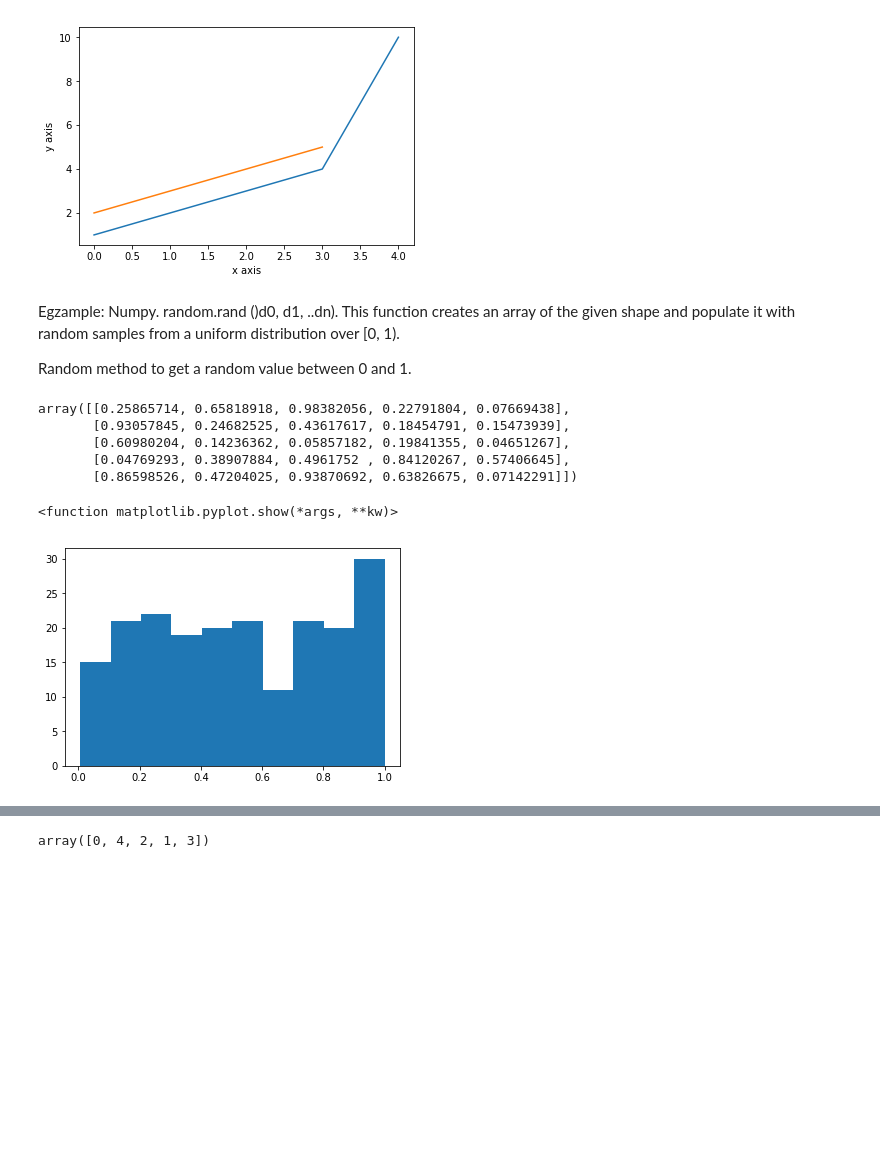
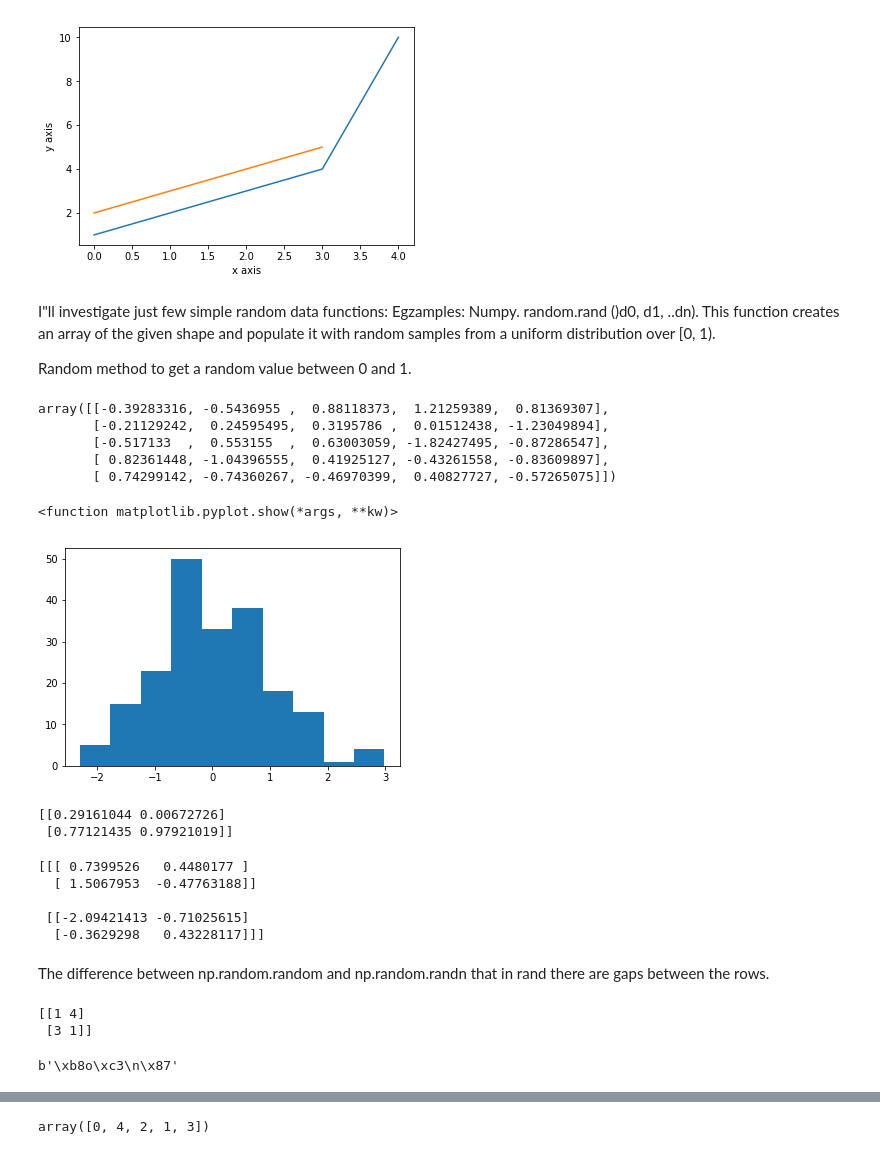
Before and after one commit to rituteval/Programming-for-Data-Analysis-assingment, a Jupyter notebook: Programming for DA-assingment.ipynb, the cells around one changed output, grey strips where cells are left out. Cells and saved outputs as stored; diff of their text form; code cells hidden in the pictures; blank space fills up the shorter version.

Commit message:
Added some more plots

```diff
--- a/Programming for DA-assingment.ipynb
+++ b/Programming for DA-assingment.ipynb
@@ -158,30 +170,60 @@ plt.show()
 # %% [output]
 [figure]
 # %% [markdown]
-Egzample:
+I"ll investigate just few simple random data functions:
+Egzamples:
 Numpy. random.rand ()d0, d1, ..dn). This function creates an array of the given shape and populate it with random samples from a uniform distribution over [0, 1).
 
 Random method to get a random value between 0 and 1.
-# %%
-import random
-np.random.rand(5,5) # Range of values
-# %% [output]
-array([[0.25865714, 0.65818918, 0.98382056, 0.22791804, 0.07669438],
-       [0.93057845, 0.24682525, 0.43617617, 0.18454791, 0.15473939],
-       [0.60980204, 0.14236362, 0.05857182, 0.19841355, 0.04651267],
-       [0.04769293, 0.38907884, 0.4961752 , 0.84120267, 0.57406645],
-       [0.86598526, 0.47204025, 0.93870692, 0.63826675, 0.07142291]])
+# %%
+import numpy as np
+import random
+np.random.randn(5,5)  # Created an array of random numbers from 0 up to <1 in five rows and five columns.
+# %% [output]
+array([[-0.39283316, -0.5436955 ,  0.88118373,  1.21259389,  0.81369307],
+       [-0.21129242,  0.24595495,  0.3195786 ,  0.01512438, -1.23049894],
+       [-0.517133  ,  0.553155  ,  0.63003059, -1.82427495, -0.87286547],
+       [ 0.82361448, -1.04396555,  0.41925127, -0.43261558, -0.83609897],
+       [ 0.74299142, -0.74360267, -0.46970399,  0.40827727, -0.57265075]])
 # %%
 import numpy as np                  #Imported numpy
-x = np.random.rand(200)
+x = np.random.randn(200)
 x
 import matplotlib.pyplot as plt    # Imported matplotlib.pyplot
 
 plt.hist(x)  # Created Histogram
-plt.show     # Asked sgow histogram in output
+plt.show     # Asked show histogram in output
 # %% [output]
 <function matplotlib.pyplot.show(*args, **kw)>
-[figure, old version]
+[figure, new version]
+# %%
+import random
+x = np.random.random ((2,2))
+print(x)
+# %% [output]
+[[0.29161044 0.00672726]
+ [0.77121435 0.97921019]]
+# %%
+x = np.random.randn(2,2,2)
+print(x)
+# %% [output]
+[[[ 0.7399526   0.4480177 ]
+  [ 1.5067953  -0.47763188]]
+
+ [[-2.09421413 -0.71025615]
+  [-0.3629298   0.43228117]]]
+# %% [markdown]
+The difference between np.random.random and np.random.randn that in rand there are gaps between the rows.
+# %%
+a = np.random.randint (1,5,size=(2,2))  # Randint is stands for that we can add integer for egz. 1 to 5 in size two rows and two columns.
+print(a)
+# %% [output]
+[[1 4]
+ [3 1]]
+# %%
+np.random.bytes(5) # This function returns random bytes
+# %% [output]
+b'\xb8o\xc3\n\x87'
 # %% [markdown]
 ## 2. What is and how it works permutations in numpy.random package.
 
```
Also changed, not shown: parts of 28 cells of this notebook.
